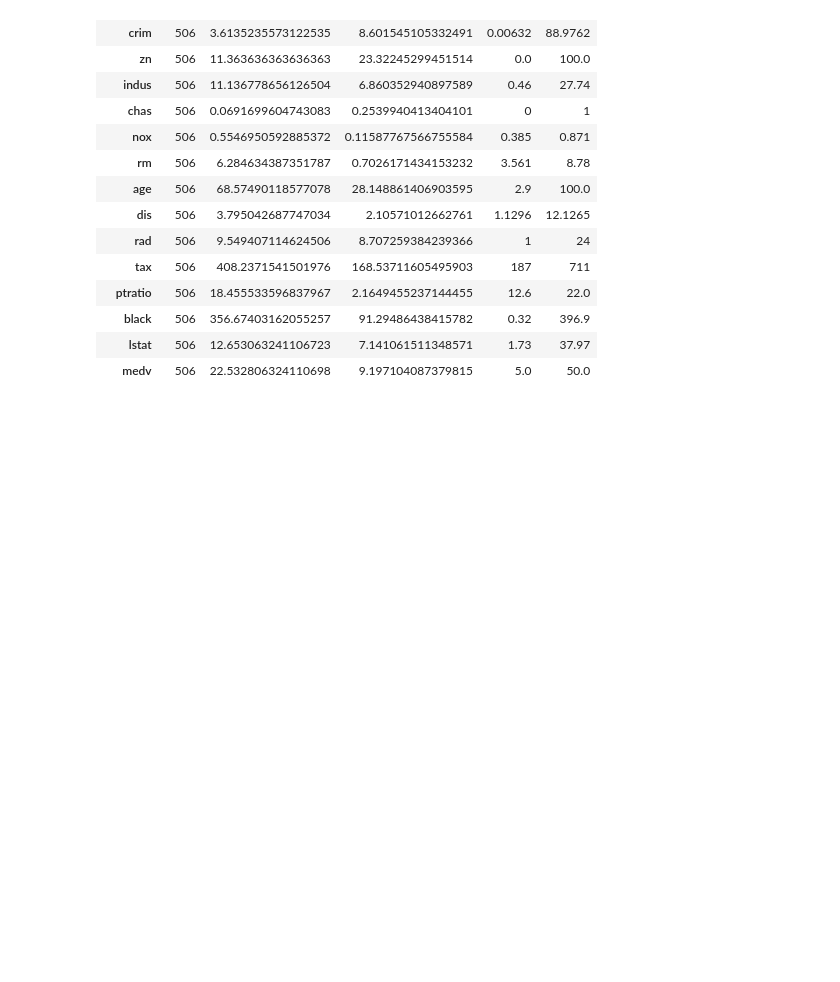
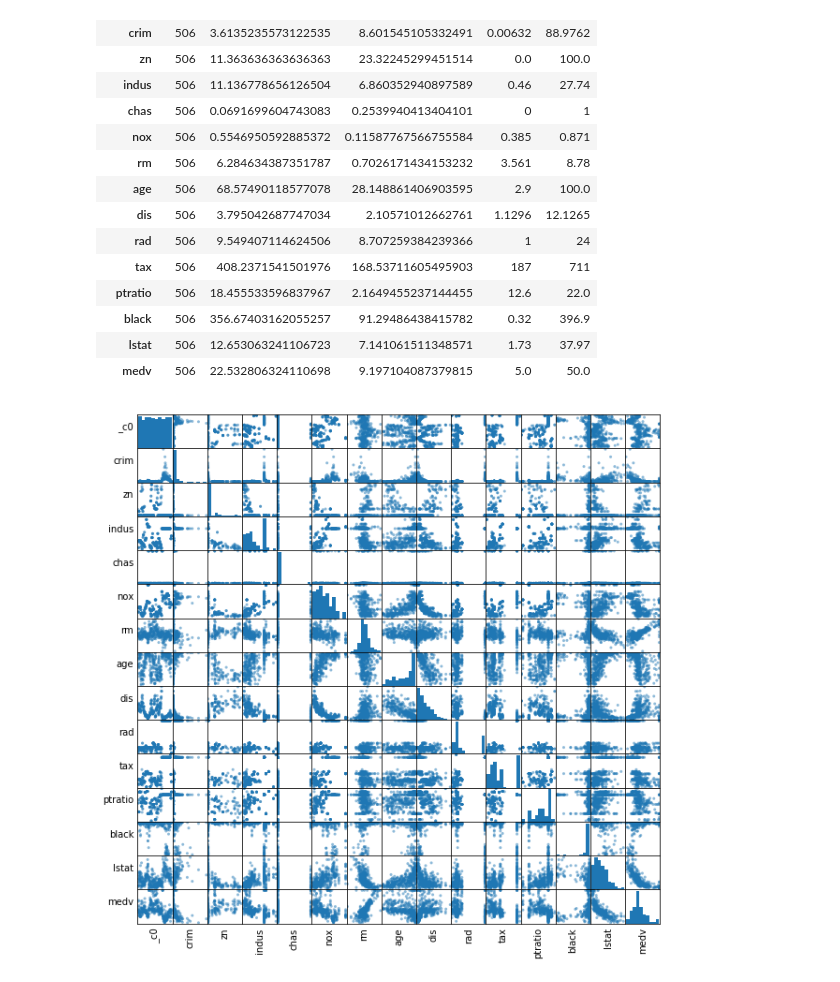
Before and after one commit to Pawan300/Hadoop-practical-, a Jupyter notebook: spark/spark_machine_learning/linear_regression.ipynb, the cells around one changed output. Cells and saved outputs as stored; diff of their text form; code cells hidden in the pictures; blank space fills up the shorter version.

```diff
--- a/spark/spark_machine_learning/linear_regression.ipynb
+++ b/spark/spark_machine_learning/linear_regression.ipynb
@@ -59,14 +59,15 @@ data.describe().toPandas().transpose()
 # %%
 numeric_features = [t[0] for t in data.dtypes if t[1] == 'int' or t[1] == 'double']
 sampled_data = data.select(numeric_features).sample(False, 0.8).toPandas()
 axs = scatter_matrix(sampled_data, figsize=(10, 10))
 n = len(sampled_data.columns)
 for i in range(n):
     v = axs[i, 0]
     v.yaxis.label.set_rotation(0)
     v.yaxis.label.set_ha('right')
     v.set_yticks(())
     h = axs[n-1, i]
     h.xaxis.label.set_rotation(90)
     h.set_xticks(())
-    h.pl
+# %% [output]
+[figure, added]
```
